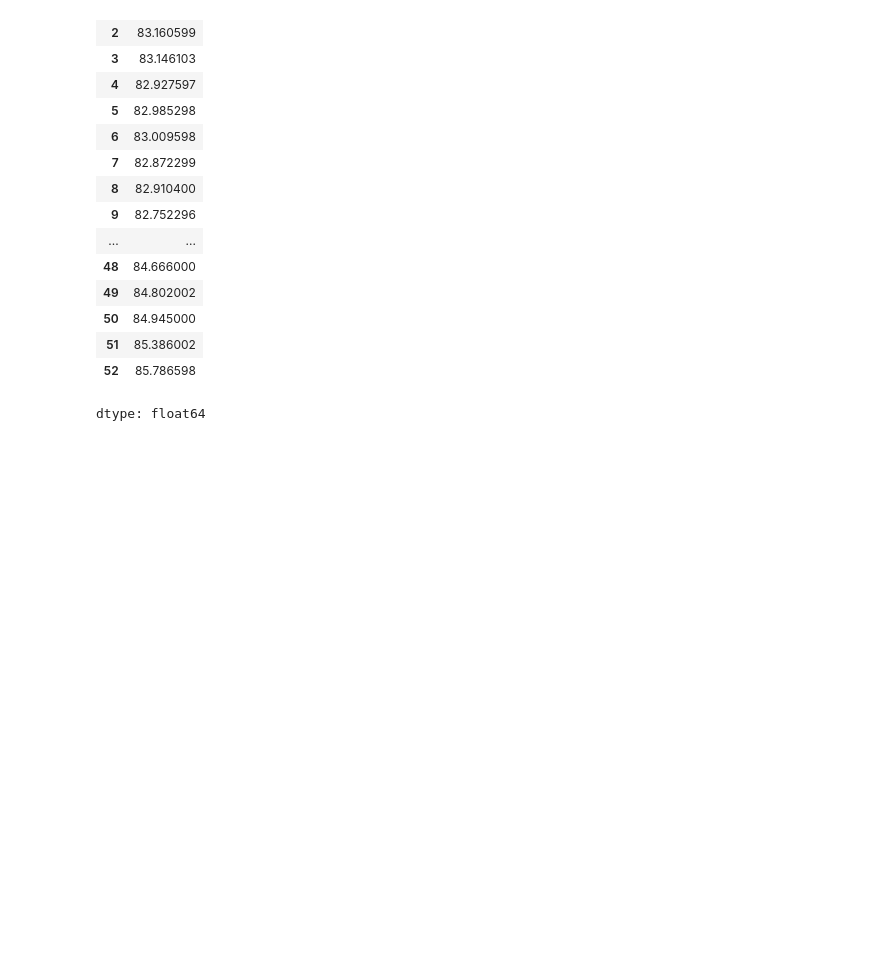
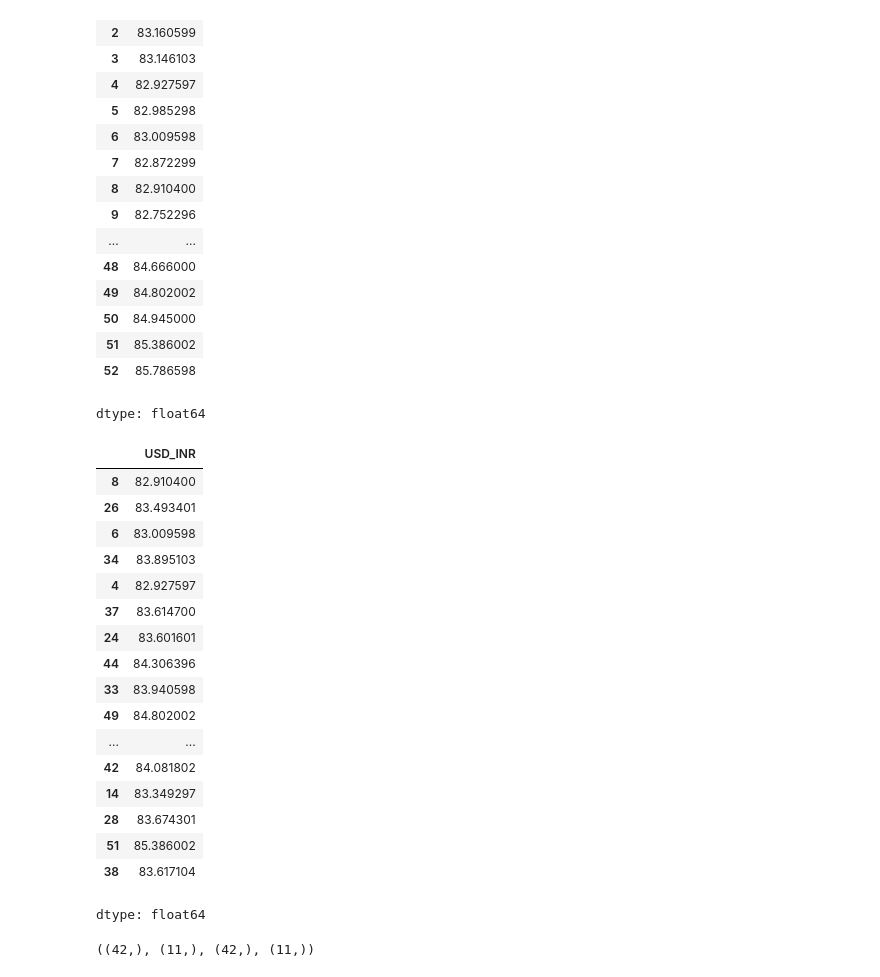
Before and after one commit to Elango420/data-science-dv-, a Jupyter notebook: Untitled0.ipynb, the cells around one changed output. Saved outputs shown, nothing was run; the diff lists cells and outputs as text; code cells hidden in the pictures; blank space fills up the shorter version.

```diff
--- a/Untitled0.ipynb
+++ b/Untitled0.ipynb
@@ -164,0 +168,25 @@ dtype: float64
+# %%
+x_train
+# %% [output]
+|  | USD_INR |
+| 8 | 82.910400 |
+| 26 | 83.493401 |
+| 6 | 83.009598 |
+| 34 | 83.895103 |
+| 4 | 82.927597 |
+| 37 | 83.614700 |
+| 24 | 83.601601 |
+| 44 | 84.306396 |
+| 33 | 83.940598 |
+| 49 | 84.802002 |
+| ... | ... |
+| 42 | 84.081802 |
+| 14 | 83.349297 |
+| 28 | 83.674301 |
+| 51 | 85.386002 |
+| 38 | 83.617104 |
+dtype: float64
+# %%
+x_train.shape,x_test.shape,y_train.shape,y_test.shape
+# %% [output]
+((42,), (11,), (42,), (11,))
```
Also changed, not shown: parts of 11 cells of this notebook.
